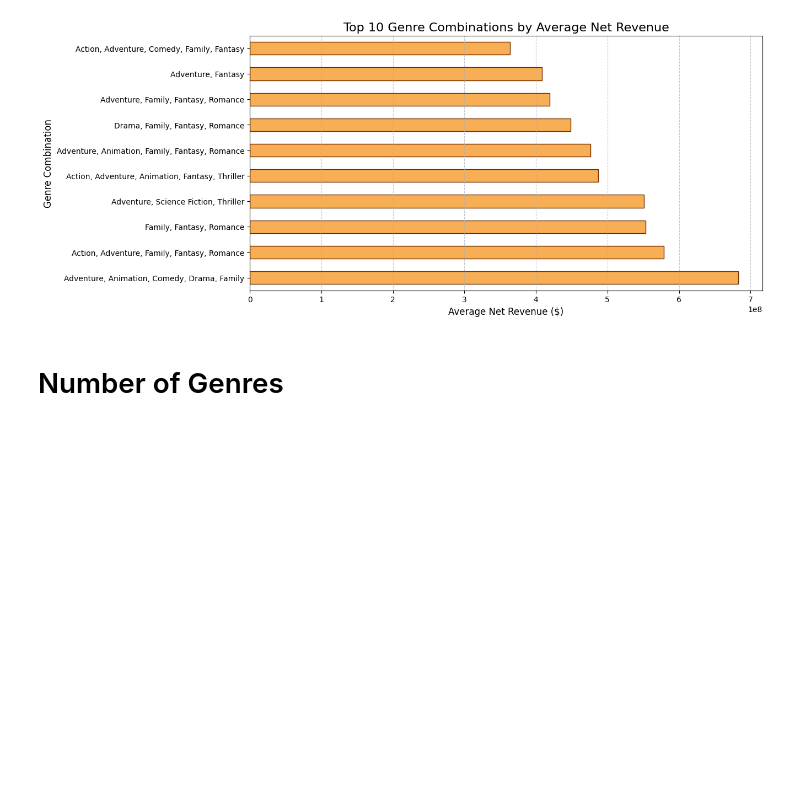
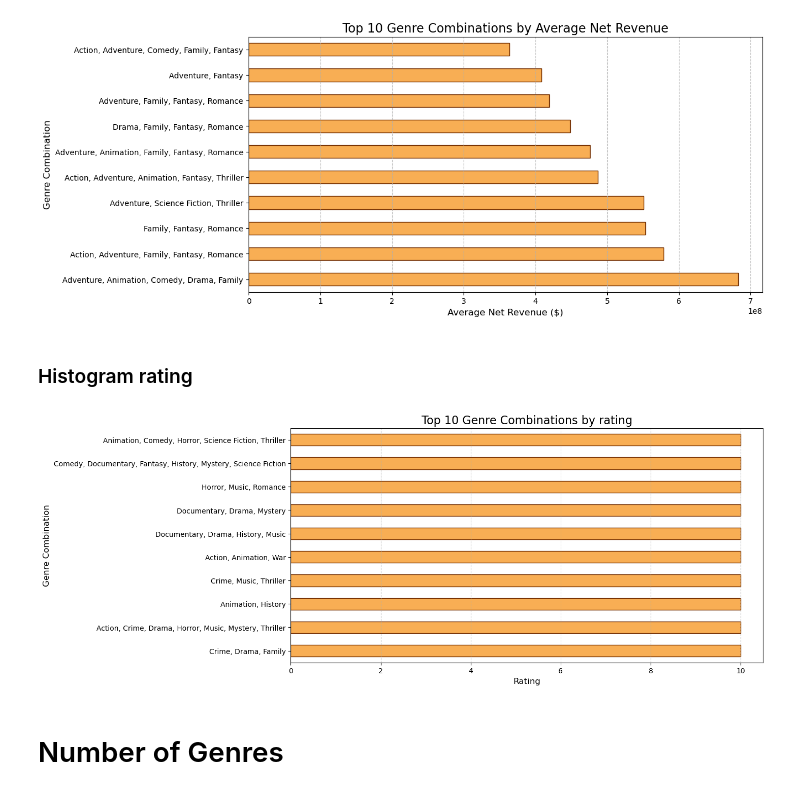
Before and after one commit to epfl-ada/ada-2024-project-conquistada, a Jupyter notebook: results.ipynb, the cells around one changed output. Cells and saved outputs as stored; diff of their text form; code cells hidden in the pictures; blank space fills up the shorter version.

```diff
--- a/results.ipynb
+++ b/results.ipynb
@@ -340,6 +374,24 @@ plt.grid(axis='x', linestyle='--', alpha=0.7)
 plt.show()
 # %% [output]
 [figure]
+# %% [markdown]
+### Histogram rating
+# %%
+# Count most common genre combinations
+tmdb['Genre Combination'] = tmdb['Extracted Genres'].apply(lambda x: ', '.join(sorted(x)))
+combination_stats = tmdb.groupby('Genre Combination')['vote_average'].mean().sort_values(ascending=False)
+
+# Plot top 10 genre combinations by average revenue
+top_combinations = combination_stats.head(10)
+plt.figure(figsize=(12, 6))
+top_combinations.plot(kind='barh', color=GRAPH_COLORS[0], edgecolor=GRAPH_EDGECOLOR)
+plt.title('Top 10 Genre Combinations by rating', fontsize=16)
+plt.xlabel('Rating', fontsize=12)
+plt.ylabel('Genre Combination', fontsize=12)
+plt.grid(axis='x', linestyle='--', alpha=0.7)
+plt.show()
+# %% [output]
+[figure, added]
 # %% [markdown]
 # Number  of Genres
 # %% [markdown]
```
Also changed, not shown: parts of 18 cells of this notebook, 2 other files.
